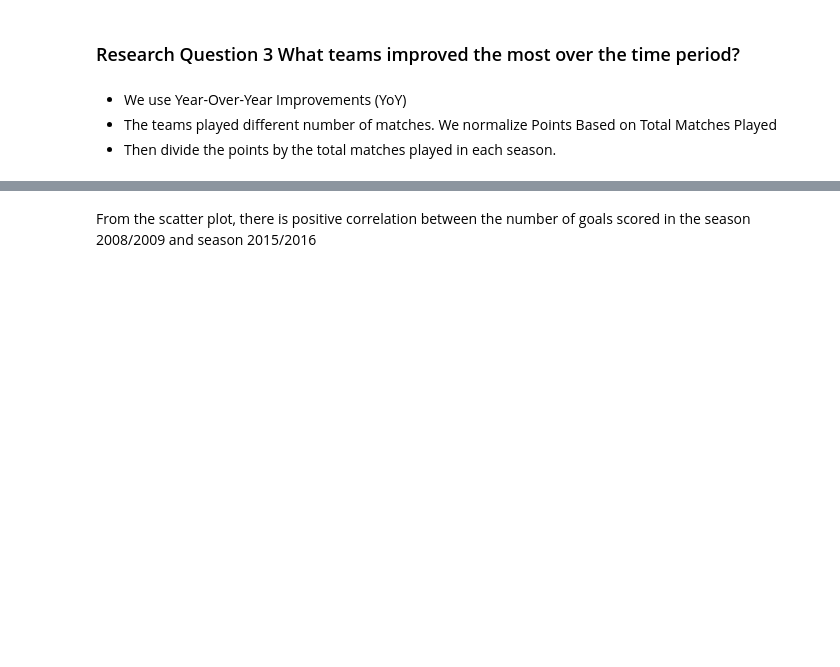
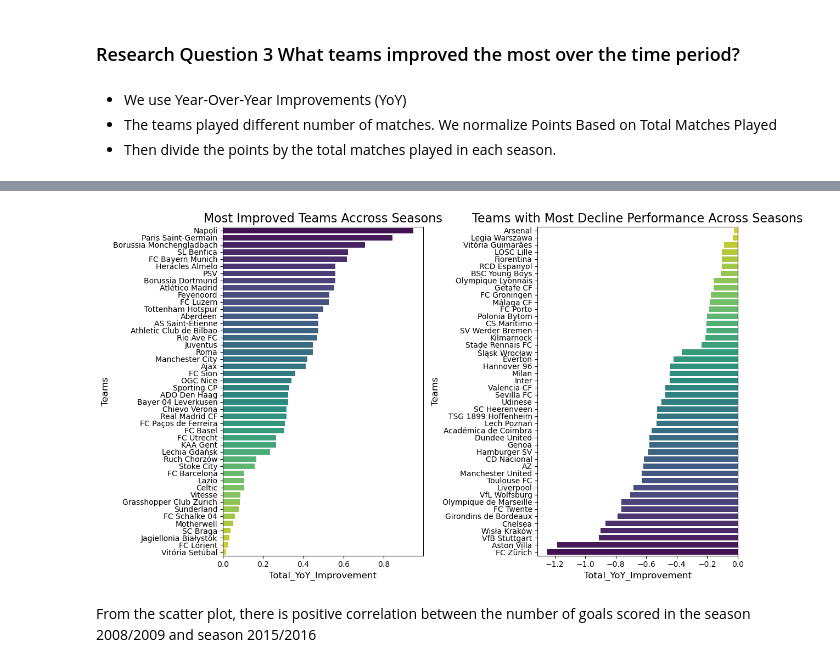
Before and after one commit to Daviedavie100/Investigating_dataset_project, a Jupyter notebook: Investigate_a_Dataset.ipynb, the cells around one changed output, grey strips where cells are left out. Drawn from its saved outputs; the diff is of its cells as text; code cells hidden in the pictures; blank space fills up the shorter version.

```diff
--- a/Investigate_a_Dataset.ipynb
+++ b/Investigate_a_Dataset.ipynb
@@ -1095,3 +1777,30 @@ plt.show()
+# %%
+# improve
+df0=df_normalized[df_normalized['Total_YoY_Improvement']>0].reset_index().sort_values(by='Total_YoY_Improvement', ascending=False)
+# drop
+df00=df_normalized[df_normalized['Total_YoY_Improvement']<0].reset_index().sort_values(by='Total_YoY_Improvement', ascending=False)
+
+plt.figure(figsize=(12, 7))
+
+# chart 1 improve
+plt.subplot(1, 2, 1)  # 1 row, 2 columns, position 1
+sns.barplot(data=df0, y='Team', x='Total_YoY_Improvement',dodge=False, palette='viridis')
+plt.title('Most Improved Teams Accross Seasons', fontsize=16)
+plt.xlabel('Total_YoY_Improvement', fontsize=12)
+plt.ylabel('Teams', fontsize=12)
+
+# chart 2 drop
+plt.subplot(1, 2, 2)  # 1 row, 2 columns, position 2
+sns.barplot(data=df00, y='Team', x='Total_YoY_Improvement',dodge=False, palette='viridis_r')
+plt.title('Teams with Most Decline Performance Across Seasons', fontsize=16)
+plt.xlabel('Total_YoY_Improvement', fontsize=12)
+plt.ylabel('Teams', fontsize=12)
+
+# Show the plot
+plt.tight_layout()
+plt.show();
+# %% [output]
+[figure, added]
 # %%
 goal_08_16 = (
     melted_match
```
Also changed, not shown: parts of 68 cells of this notebook.
